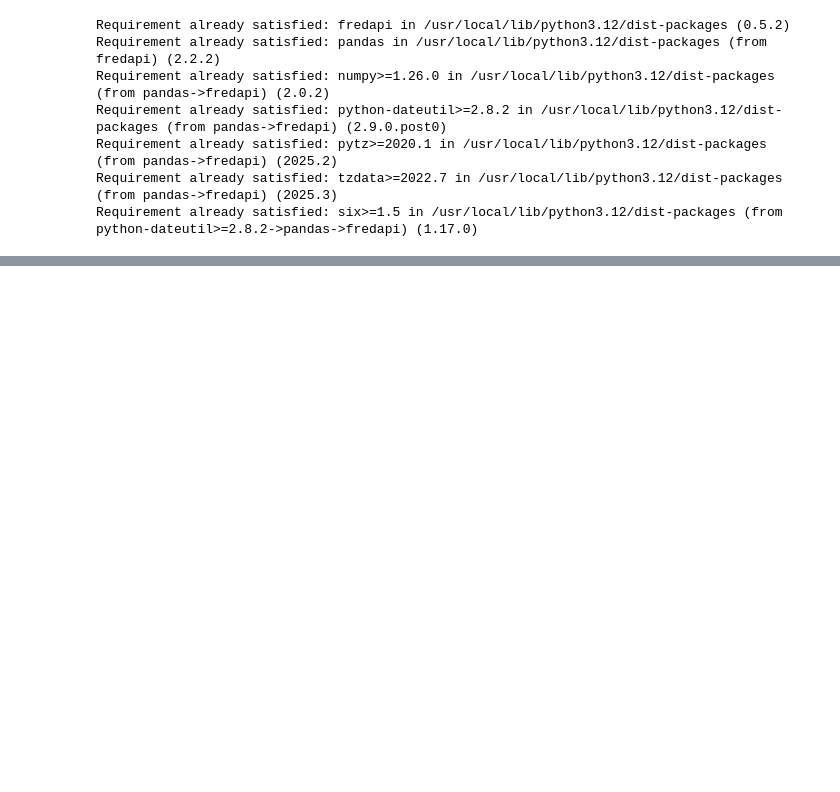
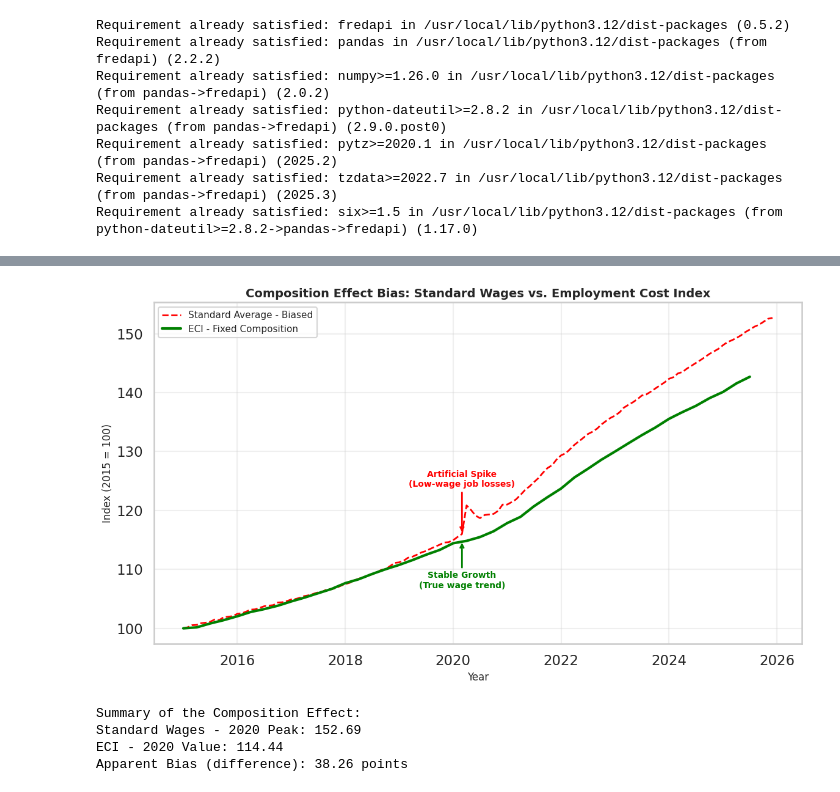
Before and after one commit to maggie20041027-svg/ECON3916-Statistical-Machine-Learning, a Jupyter notebook: Lab 2/Lab_2_Deflating_History_with_FRED.ipynb, the cells around one changed output, grey strips where cells are left out. Drawn from its saved outputs; the diff is of its cells as text; code cells hidden in the pictures; blank space fills up the shorter version.

```diff
--- a/Lab 2/Lab_2_Deflating_History_with_FRED.ipynb
+++ b/Lab 2/Lab_2_Deflating_History_with_FRED.ipynb
@@ -216,0 +221,69 @@ plt.show()
+# %%
+import pandas as pd
+import matplotlib.pyplot as plt
+
+# 1. Fetch the Employment Cost Index (ECI) data
+eci = fred.get_series('ECIWAG')
+
+# 2. Filter both series to 2015 onwards
+wages_filtered = wages[wages.index >= '2015-01-01']
+eci_filtered = eci[eci.index >= '2015-01-01']
+
+# 3. Rebase both series to 100 (using first value)
+wages_rebased = (wages_filtered / wages_filtered.iloc[0]) * 100
+eci_rebased = (eci_filtered / eci_filtered.iloc[0]) * 100
+
+# 4. Create the comparison plot
+plt.figure(figsize=(12, 7))
+
+plt.plot(wages_rebased.index, wages_rebased,
+         color='red', linestyle='--', linewidth=2,
+         label='Standard Average - Biased')
+
+plt.plot(eci_rebased.index, eci_rebased,
+         color='green', linewidth=3,
+         label='ECI - Fixed Composition')
+
+# 5. Add annotations for the 2020 divergence
+# Find approximate 2020 values for annotation
+wages_2020_val = wages_rebased[wages_rebased.index >= '2020-03-01'].iloc[0]
+eci_2020_val = eci_rebased[eci_rebased.index >= '2020-03-01'].iloc[0]
+annotation_date = wages_rebased[wages_rebased.index >= '2020-03-01'].index[0]
+
+# Annotate the artificial spike
+plt.annotate('Artificial Spike\n(Low-wage job losses)',
+             xy=(annotation_date, wages_2020_val),
+             xytext=(annotation_date, wages_2020_val + 8),
+             arrowprops=dict(arrowstyle='->', color='red', lw=2),
+             fontsize=10, color='red', fontweight='bold',
+             ha='center')
+
+# Annotate the stable growth
+plt.annotate('Stable Growth\n(True wage trend)',
+             xy=(annotation_date, eci_2020_val),
+             xytext=(annotation_date, eci_2020_val - 8),
+             arrowprops=dict(arrowstyle='->', color='green', lw=2),
+             fontsize=10, color='green', fontweight='bold',
+             ha='center')
+
+# Formatting
+plt.title('Composition Effect Bias: Standard Wages vs. Employment Cost Index',
+          fontsize=14, fontweight='bold')
+plt.xlabel('Year', fontsize=12)
+plt.ylabel('Index (2015 = 100)', fontsize=12)
+plt.legend(loc='upper left', fontsize=11)
+plt.grid(True, alpha=0.3)
+plt.tight_layout()
+plt.show()
+
+# Print summary statistics
+print("Summary of the Composition Effect:")
+print(f"Standard Wages - 2020 Peak: {wages_rebased.max():.2f}")
+print(f"ECI - 2020 Value: {eci_rebased[eci_rebased.index >= '2020-01-01'].iloc[0]:.2f}")
+print(f"Apparent Bias (difference): {wages_rebased.max() - eci_rebased[eci_rebased.index >= '2020-01-01'].iloc[0]:.2f} points")
+# %% [output]
+[figure, added]
+Summary of the Composition Effect:
+Standard Wages - 2020 Peak: 152.69
+ECI - 2020 Value: 114.44
+Apparent Bias (difference): 38.26 points
```
Also changed, not shown: parts of 6 cells of this notebook.
